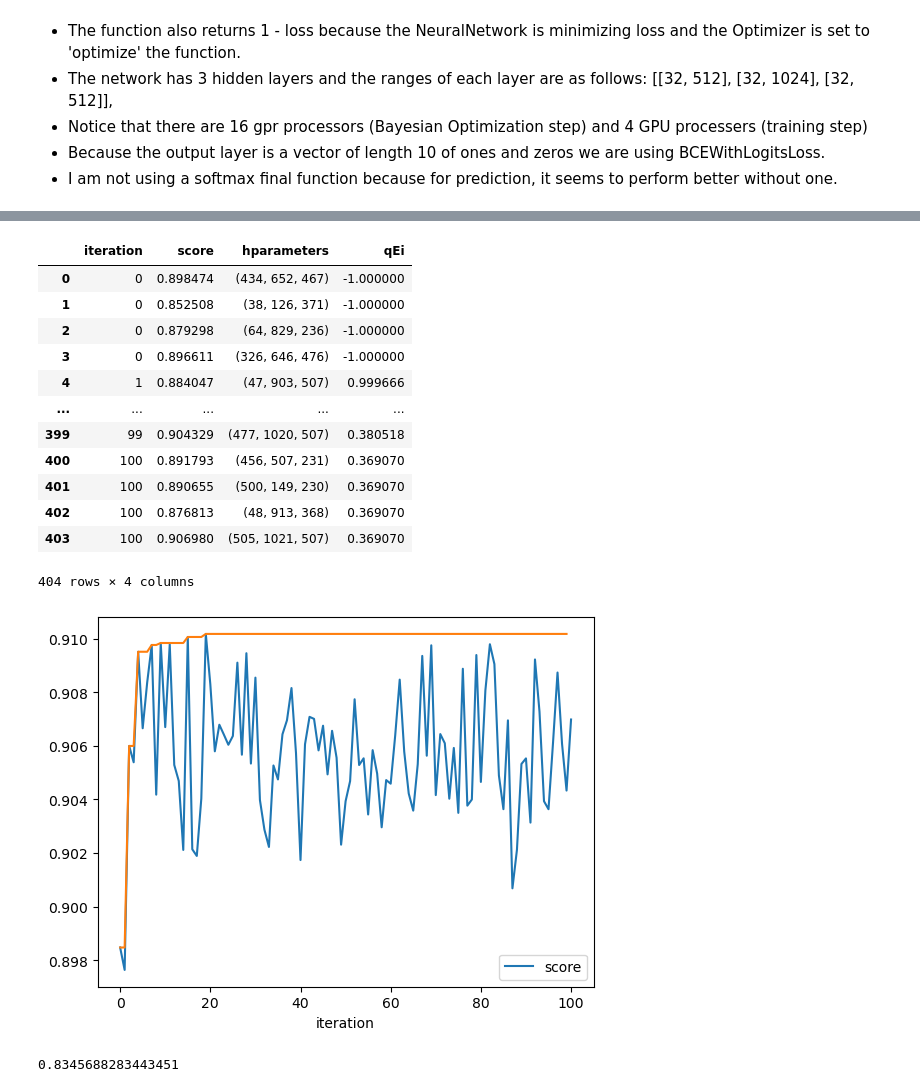
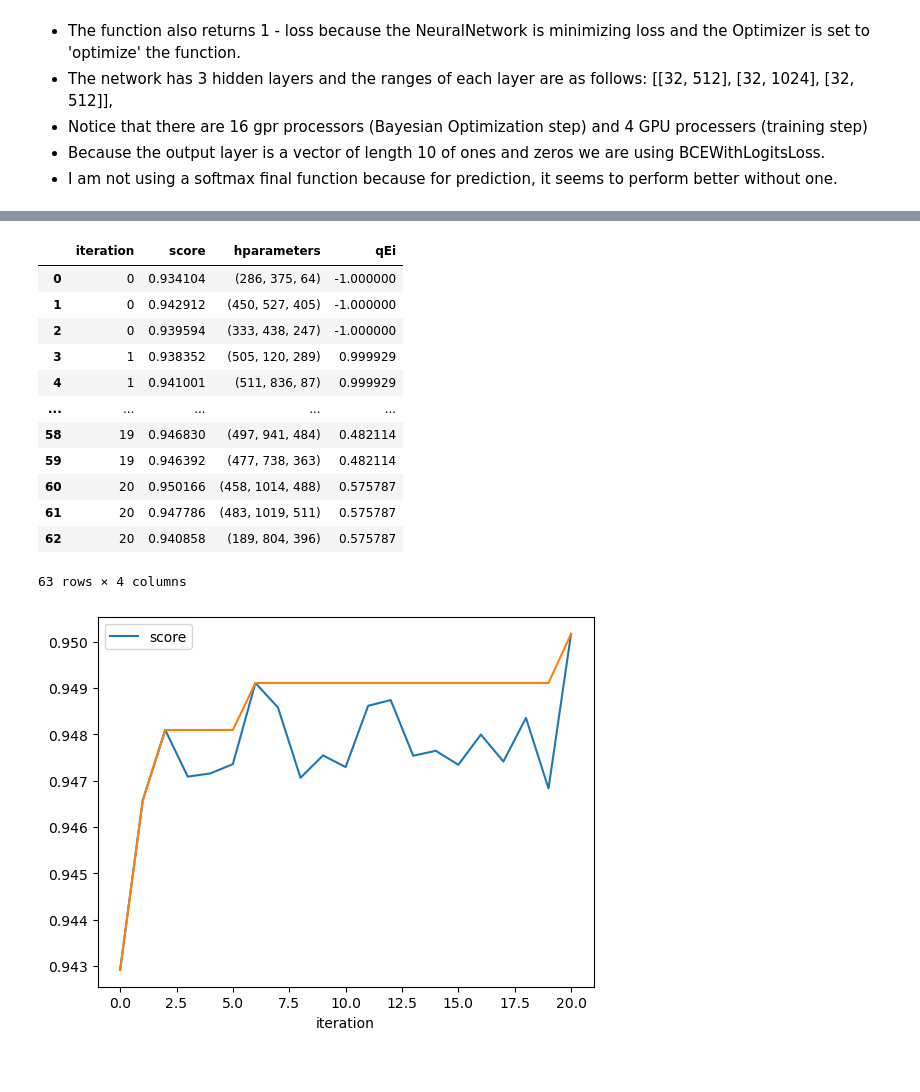
Before and after one commit to sign-of-fourier/quante_carlo, a Jupyter notebook: tutorials/How_to_choose_nn_arch.ipynb, the cells around one changed output, grey strips where cells are left out. Saved outputs shown, nothing was run; the diff lists cells and outputs as text; code cells hidden in the pictures.

```diff
--- a/tutorials/How_to_choose_nn_arch.ipynb
+++ b/tutorials/How_to_choose_nn_arch.ipynb
@@ -15,4 +16,2 @@ import multiprocessing as mp
 from torch import nn
 import worker
-# %%
-mp.set_start_method('spawn')
@@ -58,18 +61,31 @@ Included with this repository is a file named worked.py. Inside that file is a I
 - Because the output layer is a vector of length 10 of ones and zeros we are using BCEWithLogitsLoss.
 - I am not using a softmax final function because for prediction, it seems to perform better without one.
 # %%
+
+gbatch_size = 5000
+g_procs = 18 # cpus
+hp_ranges = [[32, 512], [32, 1024], [32, 512]]
+n_procs = 3 # number of gpus
+n_iter = 20 # bayes iterations
+logfile_name = 'logs/logfile_14.txt'
+
+
+oparameters = {'input_layer_size': 28*28,
+               'output_layer_size': 10,
+               'train_iterations': 200,
+               'n_batches': 11,
+               'batch_size': .06}
+
+
 if __name__ == '__main__':
 
 
-    hp_tune = quante.carlo(worker.instance, limits=[[32, 512], [32, 1024], [32, 512]],
-                           kernel=DotProduct()+ WhiteKernel(),
-                           gpr_batch_size=1000, n_gpr_processors=16, n_processors=4, n_iterations=100,
-                           other_parameters ={'input_layer_size': 28*28,
-                                              'output_layer_size': 10,
-                                              'train_iterations': 100,
-                                              'n_batches': 5,
-                                              'batch_size': .05})
+    hp_tune = quante.carlo(worker.instance, limits=hp_ranges,
+                           #kernel=DotProduct()+ WhiteKernel(),
+                           gpr_batch_size=gbatch_size, n_gpr_processors=g_procs, n_processors=n_procs, n_iterations=n_iter,
+                           other_parameters = oparameters, log_file=logfile_name)
     p = mp.Pool()
+    #p = tp.ThreadPool(g_procs)
     start = time.time()
     session = hp_tune(p)
 
@@ -98,27 +98,24 @@ summary = session.summary()
 summary
 # %% [output]
 |  | iteration | score | hparameters | qEi |
-| 0 | 0 | 0.898474 | (434, 652, 467) | -1.000000 |
-| 1 | 0 | 0.852508 | (38, 126, 371) | -1.000000 |
-| 2 | 0 | 0.879298 | (64, 829, 236) | -1.000000 |
-| 3 | 0 | 0.896611 | (326, 646, 476) | -1.000000 |
-| 4 | 1 | 0.884047 | (47, 903, 507) | 0.999666 |
+| 0 | 0 | 0.934104 | (286, 375, 64) | -1.000000 |
+| 1 | 0 | 0.942912 | (450, 527, 405) | -1.000000 |
+| 2 | 0 | 0.939594 | (333, 438, 247) | -1.000000 |
+| 3 | 1 | 0.938352 | (505, 120, 289) | 0.999929 |
+| 4 | 1 | 0.941001 | (511, 836, 87) | 0.999929 |
 | ... | ... | ... | ... | ... |
-| 399 | 99 | 0.904329 | (477, 1020, 507) | 0.380518 |
-| 400 | 100 | 0.891793 | (456, 507, 231) | 0.369070 |
-| 401 | 100 | 0.890655 | (500, 149, 230) | 0.369070 |
-| 402 | 100 | 0.876813 | (48, 913, 368) | 0.369070 |
-| 403 | 100 | 0.906980 | (505, 1021, 507) | 0.369070 |
+| 58 | 19 | 0.946830 | (497, 941, 484) | 0.482114 |
+| 59 | 19 | 0.946392 | (477, 738, 363) | 0.482114 |
+| 60 | 20 | 0.950166 | (458, 1014, 488) | 0.575787 |
+| 61 | 20 | 0.947786 | (483, 1019, 511) | 0.575787 |
+| 62 | 20 | 0.940858 | (189, 804, 396) | 0.575787 |
-404 rows × 4 columns
+63 rows × 4 columns
 # %%
 import matplotlib.pyplot as plt
 # %%
 n = summary[['score', 'iteration']].groupby('iteration').max().plot()
-best = [max(summary[summary['iteration']<=i]['score']) for i in range(100)]
+best = [max(summary[summary['iteration']<=i]['score']) for i in range(n_iter+1)]
 p = plt.plot(best)
+plt.savefig('hptune.png')
 # %% [output]
-[figure, old version]
+[figure, new version]
-# %%
-session.y_best
-# %% [output]
-0.8345688283443451
```
Also changed, not shown: parts of 5 cells of this notebook, 2 other files.
